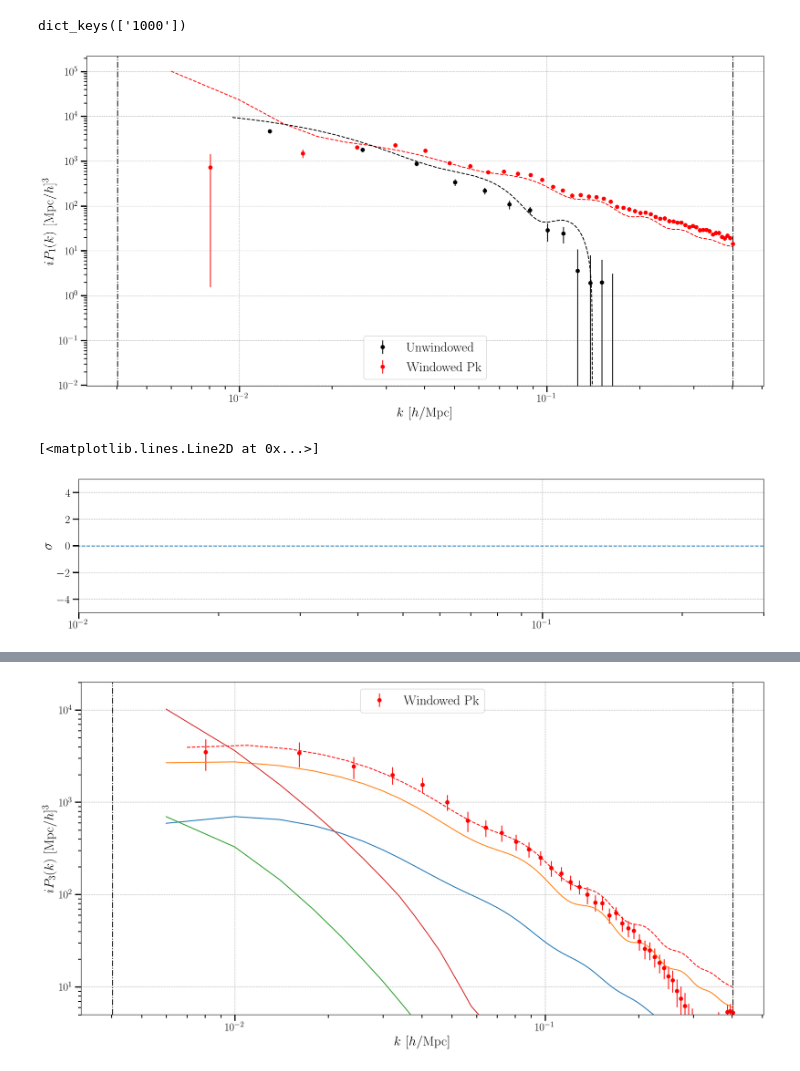
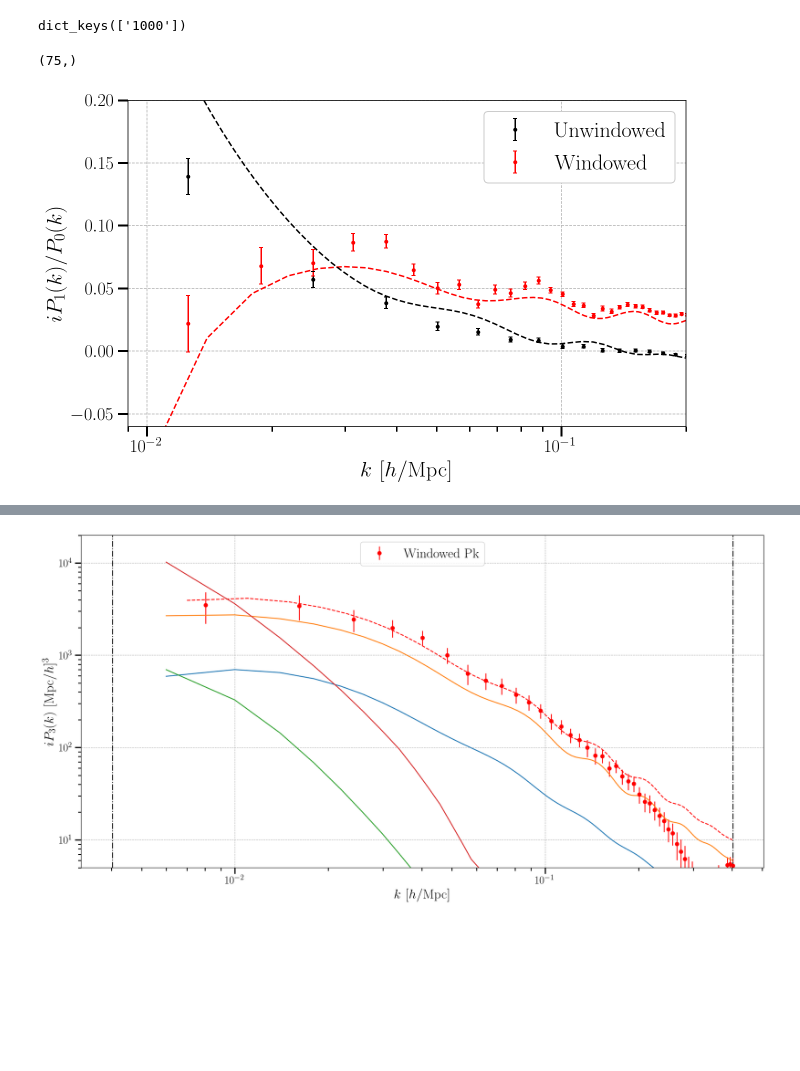
Before and after one commit to craddis1/PkBk, a Jupyter notebook: Notebooks/run_pk_but_with_padding.ipynb, the cells around one changed output, grey strips where cells are left out. Saved outputs shown, nothing was run; the diff lists cells and outputs as text; code cells hidden in the pictures; blank space fills up the shorter version.

```diff
--- a/Notebooks/run_pk_but_with_padding.ipynb
+++ b/Notebooks/run_pk_but_with_padding.ipynb
@@ -161,7 +180,7 @@ Pk_ell_up = Pk.Pk(field_tmp,L_up,Nside_up,l,k_est_up,grid_info_up,binning_info_u
 pk3 ={'real' : {}}
 # %%
 #define empty dict to fill in...
-pk = {
+pk256 = {
     'Cen' : {},#redshift space in centre
     '-500' : {},#z_obs
     '0':{},
@@ -181,10 +200,10 @@ pk = {
 def pk_realisations(field,init_dict,ls,ts,exorder,obs_pos,N_min,N_max):#add path so choose fields as were
     """function to run to calculate bispectrum for different multiplles over realisations"""
     pk_dict= init_dict.copy()
-    Nside=128 #256#200#
+    Nside=256#128 #256#
     N_side=Nside
     Nside_box = 128#256#
-    L=1000#*(Nside/128) #L is now bigger cos padding
+    L=1000*(Nside/128) #L is now bigger cos padding
     rfft=False #still works baby
     order=2
 
@@ -211,7 +230,7 @@ def pk_realisations(field,init_dict,ls,ts,exorder,obs_pos,N_min,N_max):#add path
                 realisation = str(10000 + i)
                                                             #
                 field_tmp = np.load(path + 'fields_CIC/' + realisation + '_' + red_info + '_' + str(Nside_box) + field+ '.npy') #load field
-                #field_tmp= get_padding(field_tmp,128,int((Nside-128)/2))
+                field_tmp= get_padding(field_tmp,128,int((Nside-128)/2))
                 j = Pk.Pk(field_tmp,L,N_side,l,k_est,grid_info,binning_info,t,exorder,iFFT,dtype,threads,rfft,verbose)
                 arr_pk[i-N_min] = j.pk
                 if l % 2 == 0:
@@ -233,19 +252,19 @@ def pk_realisations(field,init_dict,ls,ts,exorder,obs_pos,N_min,N_max):#add path
 
     return pk_dict
 
-ls= [1]#
+ls= [2]#
 ts = [0]#
 
 exorder = 0
 
 obs_pos = (0,0,0)
-field = 'Cen'#'real'#'PP'#str(obs_pos[-1]+500)# # #''PP'#'Cen'#'0_other'#'000'#
+field = 'Cen'#'PP'#'real'#str(obs_pos[-1]+500)# # #''PP'#'Cen'#'0_other'#'000'#
 field_add = '_LOS='+field
 if field == 'real': #real has a different naming convention for no reason
     field_add = ''
 
 
-pk[field] = pk_realisations(field_add,pk[field],ls,ts,exorder,obs_pos,0,100)
+pk256[field] = pk_realisations(field_add,pk256[field],ls,ts,exorder,obs_pos,0,100)
 # %%
 print(pk1['Cen']['l=2,t=0'].shape)
 print(pk['Cen']['l=2,t=0'].shape)
@@ -286,4 +305,6 @@ Pk_avg,Pk_err,Pk_std = avg_err(pk)
 Pk_avg1,Pk_err1,Pk_std1 = avg_err(pk1)
 Pk_avg2,Pk_err2,Pk_std2 = avg_err(pk2)
 Pk_avg3,Pk_err3,Pk_std3 = avg_err(pk3)
+Pk_avg4,Pk_err4,Pk_std4 = avg_err(pk4)
+Pk_avg256,Pk_err256,Pk_std256 = avg_err(pk256)
 # %%
@@ -474,63 +494,58 @@ sigma=5.3
 plot_tmp_l1 = plot_convolved(k_plot,1,(0,0,1000),0,[0,2])
 plot_tmp1_l1 = plot_convolved(k_plot,1,(0,0,-1000),0,[0,2])
 # %%
-dipo_64['0'] = (plot_convolved(k_plot,1,(0,0,0),0,[0,4]))#+plot_convolved(k_plot,1,(0,0,-0),0,[0,2]))/2
+dipo_64['0'] = (plot_convolved(k_plot,1,(0,0,0),0,[0,3]))#+plot_convolved(k_plot,1,(0,0,-0),0,[0,2]))/2
 #dipo_641 = (plot_convolved(k_plot[2:-18],1,(0,0,1000),0,[0,2])+plot_convolved(k_plot[2:-18],1,(0,0,-1000),0,[0,2]))/2
 # %%
 print(dipo_64.keys())
 # %% [output]
 dict_keys(['1000'])
+# %%
+print(Pk_avg3[key]['l=1,t=0'].imag.shape)
+# %% [output]
+(75,)
 # %%
 #dipole!!!
-plt.figure(figsize=(20,10))
+plt.figure(figsize=(10,6))
 key ='Cen'
 k_pow = 0
-plt.errorbar(k_est_up,-k_est_up**k_pow *(Pk_avg[key]['l=1,t=0'].imag),yerr=k_est_up**k_pow *Pk_err[key]['l=1,t=0'],fmt ='o',linestyle='none',color='black',label='Unwindowed')
-#plt.errorbar(k_est,(Pk_avg1[key]['l=1,t=5'].imag),yerr=Pk_err1[key]['l=1,t=5'],fmt ='o',linestyle='none',color='red',alpha=1)
-plt.errorbar(k_est,-k_est**k_pow *(200/128)**3 *(Pk_avg1[key]['l=1,t=0'].imag),yerr=(200/128)**3 *k_est**k_pow *Pk_err1[key]['l=1,t=0'],fmt ='o',linestyle='none',color='red',label='Windowed Pk')
-#plt.errorbar(k_est,-k_est**k_pow *(200/128)**3 *(Pk_avg2[key]['l=1,t=5'].imag),yerr=(200/128)**3 *k_est**k_pow *Pk_err2[key]['l=1,t=5'],fmt ='o',linestyle='none',color='green',label='Windowed Pk')
-
+plt.errorbar(k_est_up, -(Pk_avg[key]['l=1,t=0'].imag)/(Pk_avg['PP']['l=0'].real),yerr= Pk_err[key]['l=1,t=0']/(Pk_avg['PP']['l=0'].real),fmt ='.',linestyle='none',capsize =2,color='black',label='Unwindowed')
+#plt.errorbar(k_est,-(Pk_avg1[key]['l=1,t=0'].imag)/(Pk_avg1['PP']['l=0']).real,yerr= Pk_err1[key]['l=1,t=0']/(Pk_avg1['PP']['l=0']).real,fmt ='o',linestyle='none',color='green',label='Windowed')
+#plt.errorbar(k_est3,-(Pk_avg3[key]['l=1,t=0'].imag)/(Pk_avg3['PP']['l=0']).real,yerr= Pk_err3[key]['l=1,t=0']/(Pk_avg3['PP']['l=0']).real,fmt ='o',linestyle='none',color='orange',label='Windowed')
+#plt.errorbar(k_est5,-(Pk_avg4[key]['l=1,t=0'].imag)/(Pk_avg4['PP']['l=0']).real,yerr= Pk_err4[key]['l=1,t=0']/(Pk_avg4['PP']['l=0']).real,fmt ='.',linestyle='none',color='red',capsize =2,label='Windowed')
+plt.errorbar(k_est256,-(Pk_avg256[key]['l=1,t=0'].imag)/(Pk_avg256['PP']['l=0']).real,yerr= 1.2*Pk_err256[key]['l=1,t=0']/(Pk_avg256['PP']['l=0']).real,fmt ='.',linestyle='none',color='red',capsize =2,label='Windowed')
 
 for i in range(400):
     1#plt.plot(k_est,-(pk['0']['l=1,t=0'][i].imag),'.',alpha=0.6,color='grey')
 
 #plt.plot(k_plot ,k_plot**k_pow * plot_tmp.imag,'--',color='green')
 #plt.plot(k_plot ,k_plot**k_pow * plot_tmp_l1.imag,'--',color='blue')
 #plt.plot(k_plot ,k_plot**k_pow * 1.05*plot_tmp_l1_128.imag,'--',color='red')
 #plt.plot(k_plot ,k_plot**k_pow *plot_tmp1.imag,'--',color='orange')
 
 #plt.plot(k_plot ,k_plot**k_pow *(1+0.2*k_plot)*(plot_tmp_l1.imag+plot_tmp1_l1.imag)/2,'--',color='red')
 #plt.plot(k_plot ,k_plot**k_pow *(plot_tmp_.imag+plot_tmp1_.imag)/2,'--',color='black')
-plt.plot(k_plot,(1+0.4*k_plot)*dipo_64['0'].imag,'--',color='red')
+plt.plot(k_plot,(1+0.06*np.sqrt(k_plot))*dipo_64['0'].imag/mono_1.real,'--',color='red')
 #plt.plot(k_plot[2:-18],dipo_641.imag,'--',color='green')
 
 #plt.plot(k_plot ,k_plot**k_pow *plot_tmp_.imag,'--',color='green')
 #plt.plot(k_plot ,k_plot**k_pow *plot_tmp1_.imag,'--',color='orange')
 #plt.plot(k_plot ,k_plot**k_pow *(plot_tmp_.imag+plot_tmp1_.imag)/2-(pk_dipo(k_plot,420,0)),'-.',color='green')
 
-plt.plot(ks, -ks**k_pow *(pk_dipo_dfog_wa(ks,4,420,0).imag),color='black',linestyle='--')
+plt.plot(ks, -(pk_dipo_dfog_wa(ks,4,420,0).imag)/pk_mono_dfog(ks,5),color='black',linestyle='--')
 
-plt.axvline(x = grid_info[5], linestyle = '-.', color = 'black')
-plt.axvline(x = grid_info[6], linestyle = '-.', color = 'black')
-#plt.xlim(9e-3,0.6e0)
-#plt.ylim(1e+1,1e+5)
+#plt.axvline(x = grid_info[5], linestyle = '-.', color = 'black')
+#plt.axvline(x = grid_info[6], linestyle = '-.', color = 'black')
+#plt.xlim(3e-3,0.6e0)
+plt.xlim(9e-3,0.2)
+plt.ylim(-0.06,0.2)
 plt.xlabel('$k\,\,[h/\mathrm{Mpc}]$')
-plt.ylabel('$i P_{1}(k)\,\,[\mathrm{Mpc}/h]^3$')
-plt.yscale('log')
+plt.ylabel('$i P_{1}(k)/P_{0}(k)$')
+#plt.yscale('log')
 plt.xscale('log')
-plt.legend()
+plt.legend(loc='upper right',framealpha=1)
 plt.grid(ls='--',lw=0.75)
-plt.savefig("P_1.png",bbox_inches='tight')#
+plt.savefig("P_1P_0.png",bbox_inches='tight',dpi=400)#
 plt.show()
-plt.figure(figsize=(20,4))
-#plt.plot(k_est,((np.abs(Pk_avg[key]['l=1,t=0'])-np.abs(Pk_avg2[key]['l=1,t=1']))/Pk_err[key]['l=1,t=0']),'o')
-plt.xscale('log')
-plt.grid(ls='--',lw=0.75)
-plt.ylabel('$\sigma$')
-plt.xlim(1e-2,0.3e0)
-plt.ylim(-5,5)
-plt.plot(k_est,np.zeros_like(k_est),'--')
 # %% [output]
-[figure, old version]
+[figure, new version]
-[<matplotlib.lines.Line2D at 0x...>]
-[figure, removed]
```
Also changed, not shown: parts of 30 cells of this notebook, 11 other files.
